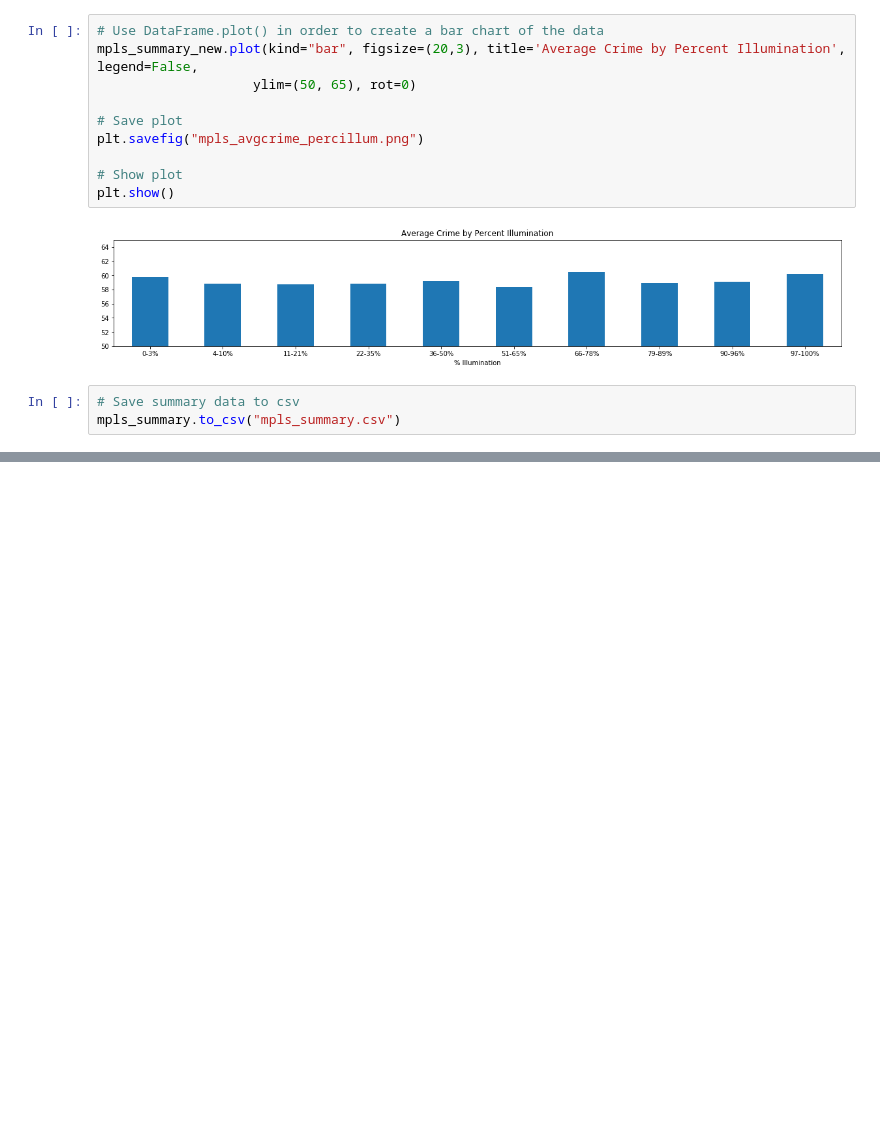
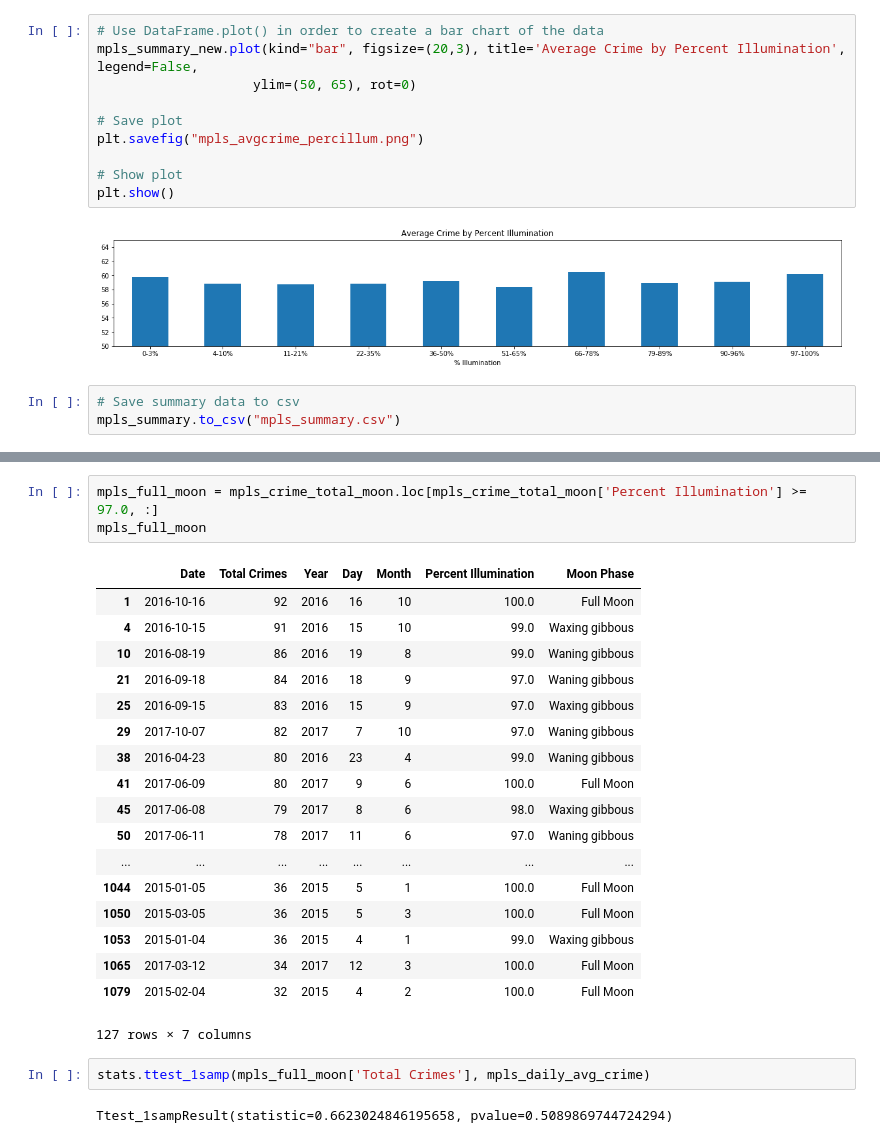
Before and after one commit to knwright/ProgressBar, a Jupyter notebook: Mpls_crime_data_analysis.ipynb, the cells around one changed output, grey strips where cells are left out. Drawn from its saved outputs; the diff is of its cells as text; blank space fills up the shorter version.

```diff
--- a/Mpls_crime_data_analysis.ipynb
+++ b/Mpls_crime_data_analysis.ipynb
@@ -312,0 +392,26 @@ mpls_summary.to_csv("mpls_summary.csv")
+# %%
+mpls_full_moon = mpls_crime_total_moon.loc[mpls_crime_total_moon['Percent Illumination'] >= 97.0, :]
+mpls_full_moon
+# %% [output]
+|  | Date | Total Crimes | Year | Day | Month | Percent Illumination | Moon Phase |
+| 1 | 2016-10-16 | 92 | 2016 | 16 | 10 | 100.0 | Full Moon |
+| 4 | 2016-10-15 | 91 | 2016 | 15 | 10 | 99.0 | Waxing gibbous |
+| 10 | 2016-08-19 | 86 | 2016 | 19 | 8 | 99.0 | Waning gibbous |
+| 21 | 2016-09-18 | 84 | 2016 | 18 | 9 | 97.0 | Waning gibbous |
+| 25 | 2016-09-15 | 83 | 2016 | 15 | 9 | 97.0 | Waxing gibbous |
+| 29 | 2017-10-07 | 82 | 2017 | 7 | 10 | 97.0 | Waning gibbous |
+| 38 | 2016-04-23 | 80 | 2016 | 23 | 4 | 99.0 | Waning gibbous |
+| 41 | 2017-06-09 | 80 | 2017 | 9 | 6 | 100.0 | Full Moon |
+| 45 | 2017-06-08 | 79 | 2017 | 8 | 6 | 98.0 | Waxing gibbous |
+| 50 | 2017-06-11 | 78 | 2017 | 11 | 6 | 97.0 | Waning gibbous |
+| ... | ... | ... | ... | ... | ... | ... | ... |
+| 1044 | 2015-01-05 | 36 | 2015 | 5 | 1 | 100.0 | Full Moon |
+| 1050 | 2015-03-05 | 36 | 2015 | 5 | 3 | 100.0 | Full Moon |
+| 1053 | 2015-01-04 | 36 | 2015 | 4 | 1 | 99.0 | Waxing gibbous |
+| 1065 | 2017-03-12 | 34 | 2017 | 12 | 3 | 100.0 | Full Moon |
+| 1079 | 2015-02-04 | 32 | 2015 | 4 | 2 | 100.0 | Full Moon |
+127 rows × 7 columns
+# %%
+stats.ttest_1samp(mpls_full_moon['Total Crimes'], mpls_daily_avg_crime)
+# %% [output]
+Ttest_1sampResult(statistic=0.6623024846195658, pvalue=0.5089869744724294)
```
Also changed, not shown: parts of 16 cells of this notebook.
